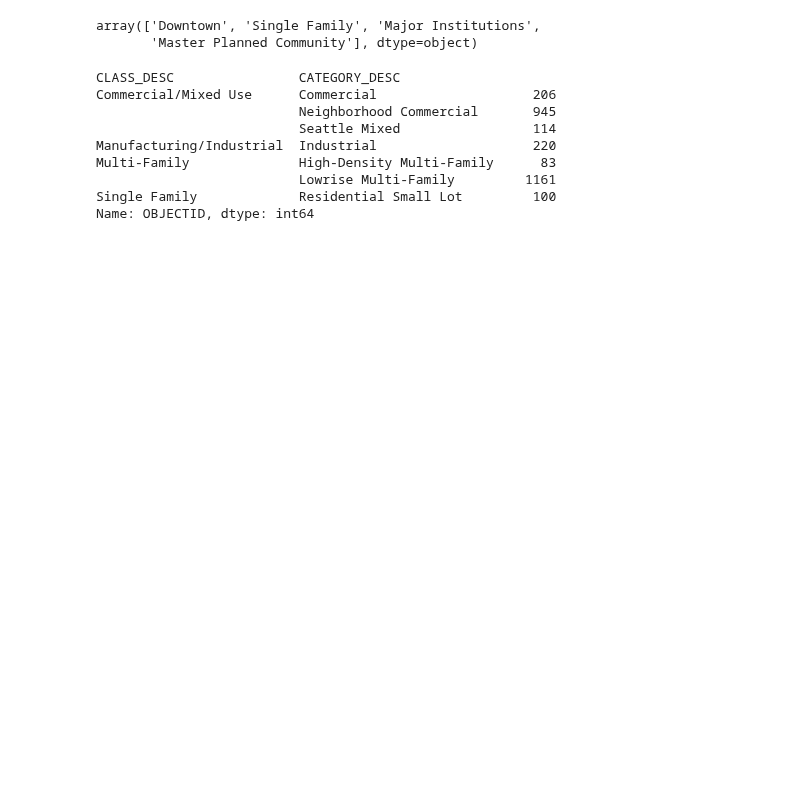
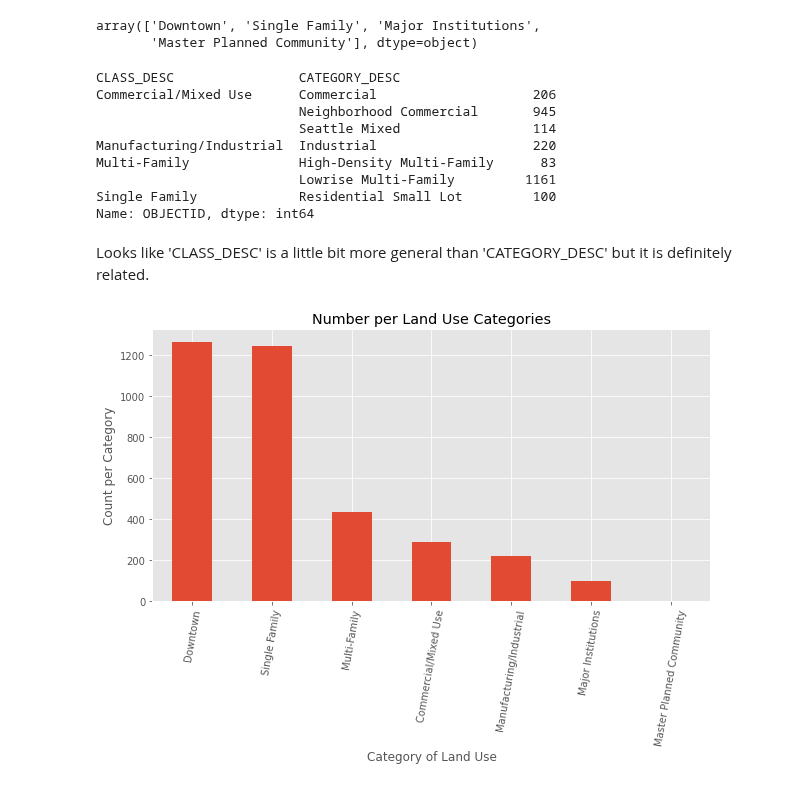
Before and after one commit to DataCircles/traffic_collisions_ml_team1, a Jupyter notebook: notebooks/data_report.ipynb, the cells around one changed output. Cells and saved outputs as stored; diff of their text form; code cells hidden in the pictures; blank space fills up the shorter version.

```diff
--- a/notebooks/data_report.ipynb
+++ b/notebooks/data_report.ipynb
@@ -704,3 +695,17 @@ Multi-Family              High-Density Multi-Family      83
                           Lowrise Multi-Family         1161
 Single Family             Residential Small Lot         100
 Name: OBJECTID, dtype: int64
+# %% [markdown]
+Looks like 'CLASS_DESC' is a little bit more general than 'CATEGORY_DESC' but it is definitely related.
+# %%
+# Seeing the conditions of the crosswalks
+
+fig, ax = plt.subplots(figsize=(10,5))
+
+zoning['CLASS_DESC'].value_counts().plot(kind='bar')
+ax.set_title('Number per Land Use Categories')
+ax.set_xlabel('Category of Land Use')
+ax.set_ylabel('Count per Category')
+ax.set_xticklabels(labels=zoning['CLASS_DESC'].unique(), rotation=80);
+# %% [output]
+[figure, added]
```
Also changed, not shown: parts of 7 cells of this notebook.
